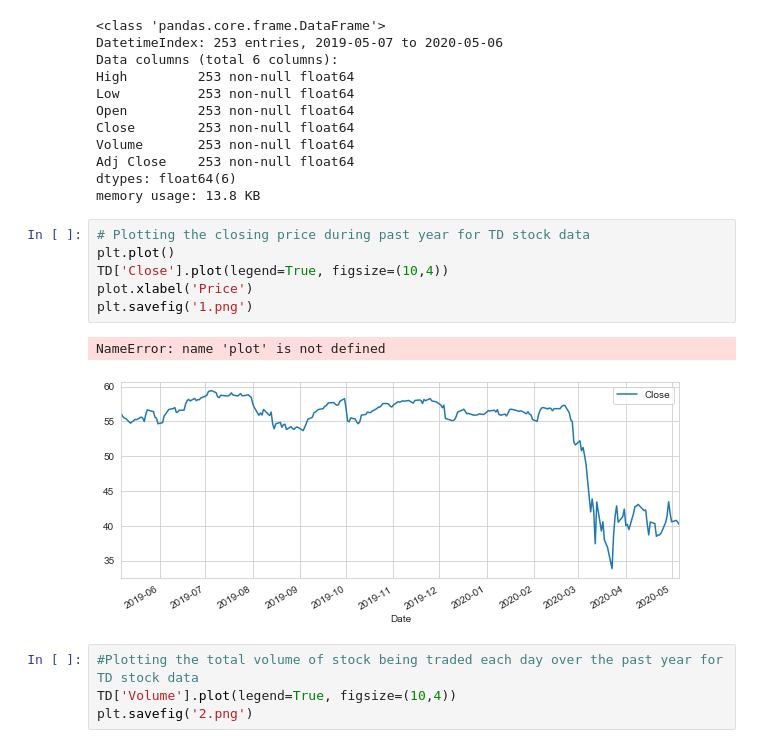
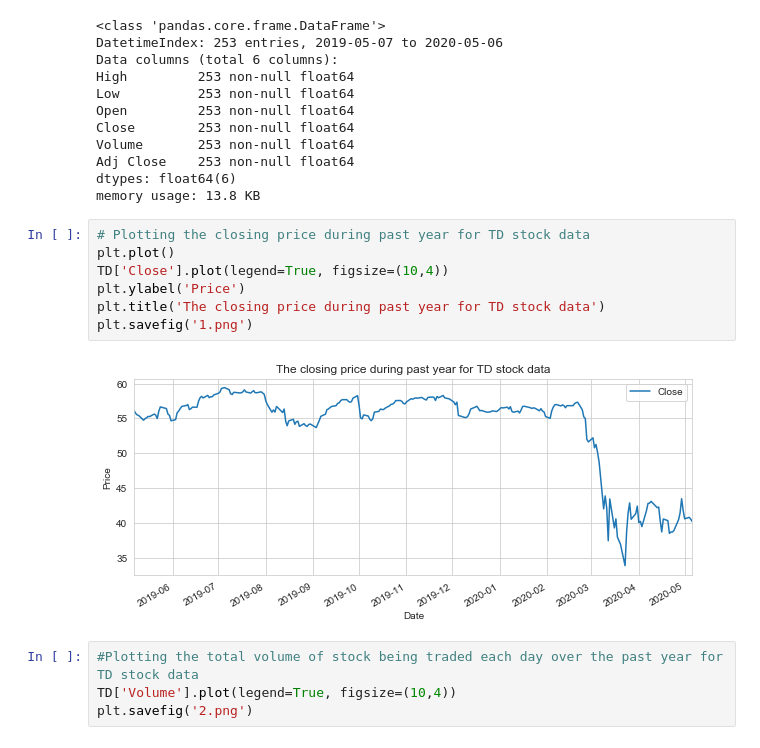
Before and after one commit to kavehamini/Stock-Market-Analysis-and-Prediction-Banks-Stocks, a Jupyter notebook: Stock-Market-Analysis-and-Prediction-Banks-Stocks.ipynb, the cells around one changed output. Cells and saved outputs as stored; diff of their text form.

```diff
--- a/Stock-Market-Analysis-and-Prediction-Banks-Stocks.ipynb
+++ b/Stock-Market-Analysis-and-Prediction-Banks-Stocks.ipynb
@@ -83,12 +83,12 @@ memory usage: 13.8 KB
 # %%
 # Plotting the closing price during past year for TD stock data
 plt.plot()
 TD['Close'].plot(legend=True, figsize=(10,4))
-plot.xlabel('Price')
+plt.ylabel('Price')
+plt.title('The closing price during past year for TD stock data')
 plt.savefig('1.png')
 # %% [output]
-NameError: name 'plot' is not defined
-[figure, old version]
+[figure, new version]
 # %%
 #Plotting the total volume of stock being traded each day over the past year for TD stock data
 TD['Volume'].plot(legend=True, figsize=(10,4))
```
